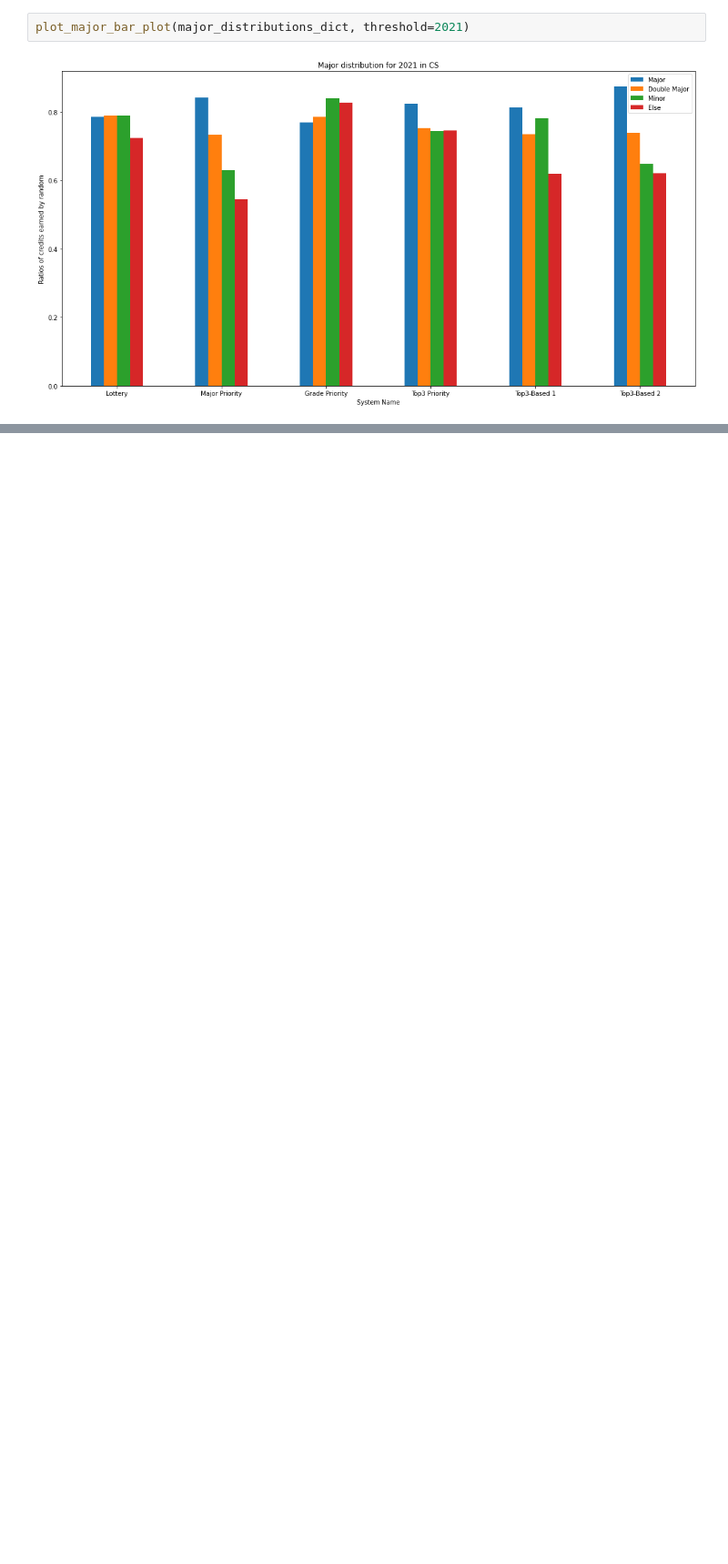
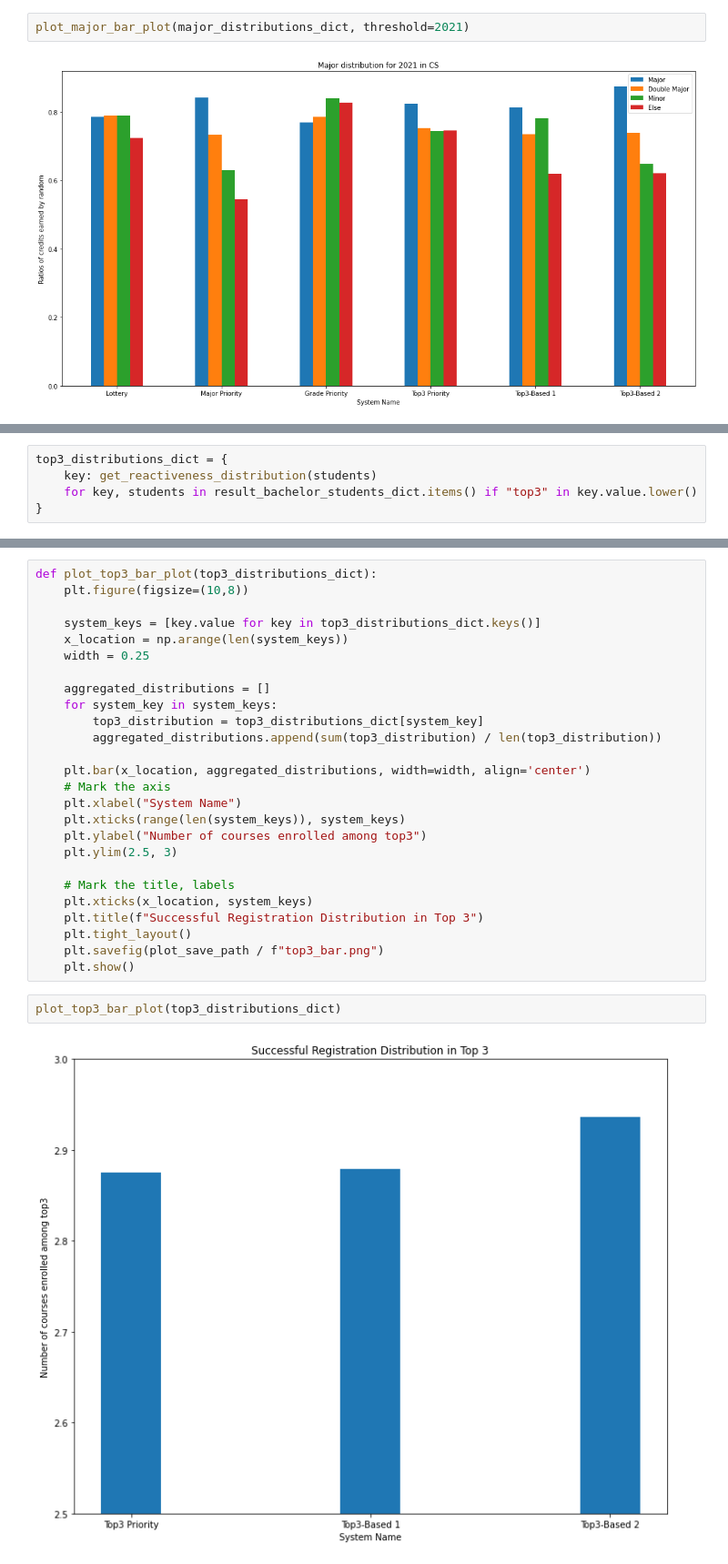
Before and after one commit to yj-han/course-registration-system, a Jupyter notebook: visualization/visualize.ipynb, the cells around one changed output, grey strips where cells are left out. Shown at 91% size. Drawn from its saved outputs; the diff is of its cells as text; blank space fills up the shorter version.

Commit message:
Added top 3 registration to visualization

```diff
--- a/visualization/visualize.ipynb
+++ b/visualization/visualize.ipynb
@@ -439,0 +443,5 @@ plot_major_bar_plot(major_distributions_dict, threshold=2021)
+# %%
+top3_distributions_dict = {
+    key: get_reactiveness_distribution(students)
+    for key, students in result_bachelor_students_dict.items() if "top3" in key.value.lower()
+}
@@ -439,0 +452,30 @@ plot_major_bar_plot(major_distributions_dict, threshold=2021)
+# %%
+def plot_top3_bar_plot(top3_distributions_dict):
+    plt.figure(figsize=(10,8))
+
+    system_keys = [key.value for key in top3_distributions_dict.keys()]
+    x_location = np.arange(len(system_keys))
+    width = 0.25
+
+    aggregated_distributions = []
+    for system_key in system_keys:
+        top3_distribution = top3_distributions_dict[system_key]
+        aggregated_distributions.append(sum(top3_distribution) / len(top3_distribution))
+
+    plt.bar(x_location, aggregated_distributions, width=width, align='center')
+    # Mark the axis
+    plt.xlabel("System Name")
+    plt.xticks(range(len(system_keys)), system_keys)
+    plt.ylabel("Number of courses enrolled among top3")
+    plt.ylim(2.5, 3)
+
+    # Mark the title, labels
+    plt.xticks(x_location, system_keys)
+    plt.title(f"Successful Registration Distribution in Top 3")
+    plt.tight_layout()
+    plt.savefig(plot_save_path / f"top3_bar.png")
+    plt.show()
+# %%
+plot_top3_bar_plot(top3_distributions_dict)
+# %% [output]
+[figure, added]
```
Also changed, not shown: parts of 4 cells of this notebook, 2 other files.
